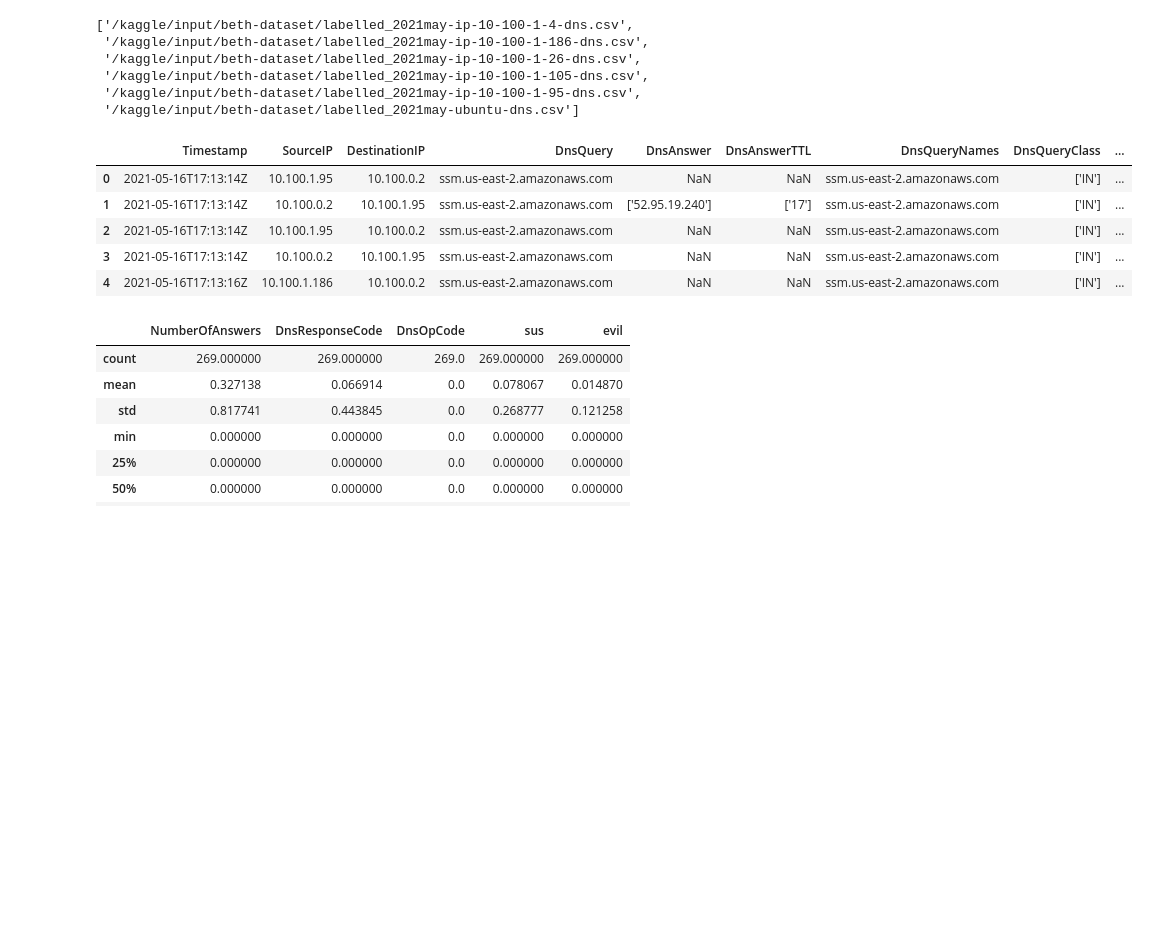
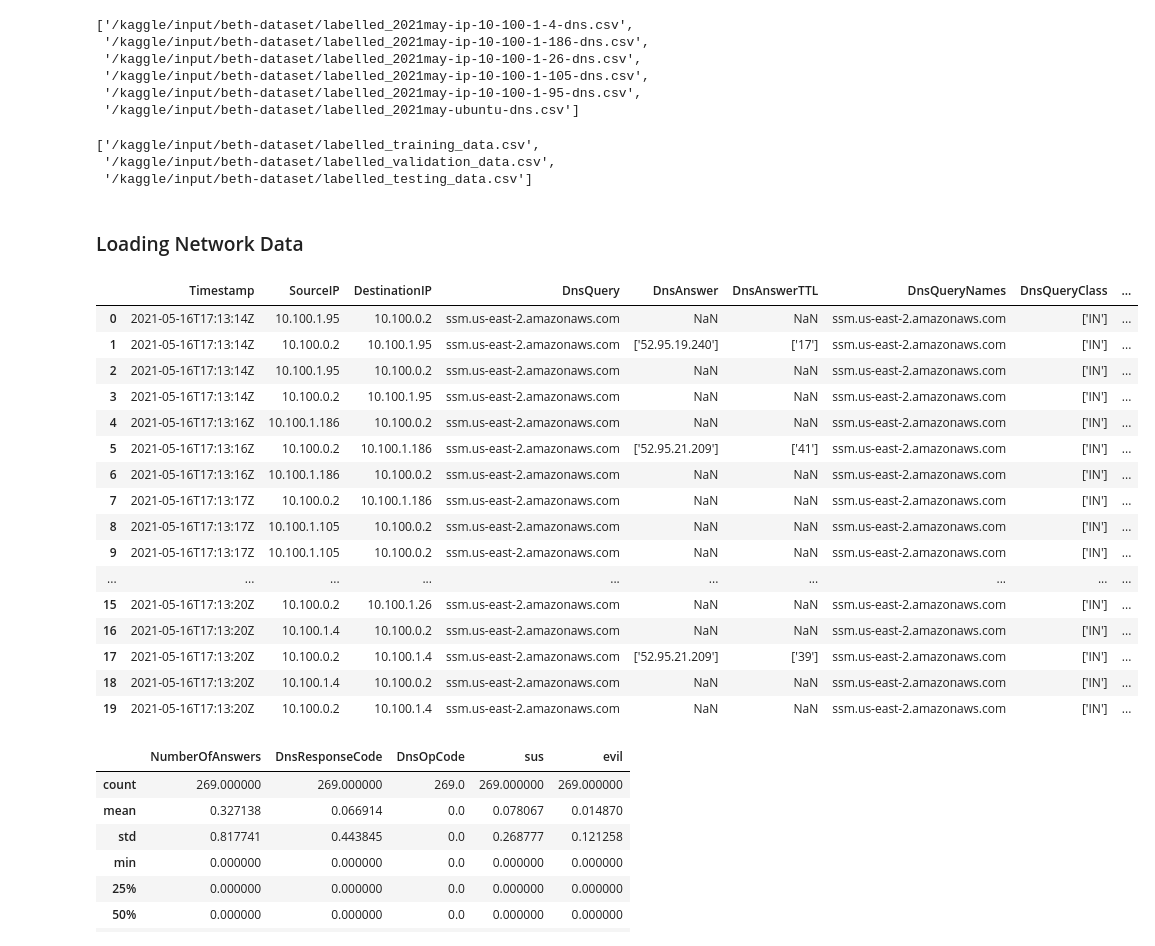
Before and after one commit to BishalLakha/BETH_data_analysis, a Jupyter notebook: beth-eda-processing-and-graph.ipynb, the cells around one changed output. Drawn from its saved outputs; the diff is of its cells as text; code cells hidden in the pictures; blank space fills up the shorter version.

```diff
--- a/beth-eda-processing-and-graph.ipynb
+++ b/beth-eda-processing-and-graph.ipynb
@@ -56,21 +56,41 @@ dns_data
  '/kaggle/input/beth-dataset/labelled_2021may-ip-10-100-1-105-dns.csv',
  '/kaggle/input/beth-dataset/labelled_2021may-ip-10-100-1-95-dns.csv',
  '/kaggle/input/beth-dataset/labelled_2021may-ubuntu-dns.csv']
+# %%
+process_data = glob("/kaggle/input/beth-dataset/*_data.csv")
+process_data
+# %% [output]
+['/kaggle/input/beth-dataset/labelled_training_data.csv',
+ '/kaggle/input/beth-dataset/labelled_validation_data.csv',
+ '/kaggle/input/beth-dataset/labelled_testing_data.csv']
+# %% [markdown]
+### Loading Network Data
 # %%
 df_all = []
 for data in dns_data[:1]:
-    df = pd.read_csv(data)
+    df = pd.read_csv(data,parse_dates=True, squeeze=True)
     df_all.append(df)
 df_final = pd.concat(df_all, ignore_index=True)
 # %%
-df_final.head()
+df_final.head(20)
 # %% [output]
 |  | Timestamp | SourceIP | DestinationIP | DnsQuery | DnsAnswer | DnsAnswerTTL | DnsQueryNames | DnsQueryClass | ... |
 | 0 | 2021-05-16T17:13:14Z | 10.100.1.95 | 10.100.0.2 | ssm.us-east-2.amazonaws.com | NaN | NaN | ssm.us-east-2.amazonaws.com | ['IN'] | ... |
 | 1 | 2021-05-16T17:13:14Z | 10.100.0.2 | 10.100.1.95 | ssm.us-east-2.amazonaws.com | ['52.95.19.240'] | ['17'] | ssm.us-east-2.amazonaws.com | ['IN'] | ... |
 | 2 | 2021-05-16T17:13:14Z | 10.100.1.95 | 10.100.0.2 | ssm.us-east-2.amazonaws.com | NaN | NaN | ssm.us-east-2.amazonaws.com | ['IN'] | ... |
 | 3 | 2021-05-16T17:13:14Z | 10.100.0.2 | 10.100.1.95 | ssm.us-east-2.amazonaws.com | NaN | NaN | ssm.us-east-2.amazonaws.com | ['IN'] | ... |
 | 4 | 2021-05-16T17:13:16Z | 10.100.1.186 | 10.100.0.2 | ssm.us-east-2.amazonaws.com | NaN | NaN | ssm.us-east-2.amazonaws.com | ['IN'] | ... |
+| 5 | 2021-05-16T17:13:16Z | 10.100.0.2 | 10.100.1.186 | ssm.us-east-2.amazonaws.com | ['52.95.21.209'] | ['41'] | ssm.us-east-2.amazonaws.com | ['IN'] | ... |
+| 6 | 2021-05-16T17:13:16Z | 10.100.1.186 | 10.100.0.2 | ssm.us-east-2.amazonaws.com | NaN | NaN | ssm.us-east-2.amazonaws.com | ['IN'] | ... |
+| 7 | 2021-05-16T17:13:17Z | 10.100.0.2 | 10.100.1.186 | ssm.us-east-2.amazonaws.com | NaN | NaN | ssm.us-east-2.amazonaws.com | ['IN'] | ... |
+| 8 | 2021-05-16T17:13:17Z | 10.100.1.105 | 10.100.0.2 | ssm.us-east-2.amazonaws.com | NaN | NaN | ssm.us-east-2.amazonaws.com | ['IN'] | ... |
+| 9 | 2021-05-16T17:13:17Z | 10.100.1.105 | 10.100.0.2 | ssm.us-east-2.amazonaws.com | NaN | NaN | ssm.us-east-2.amazonaws.com | ['IN'] | ... |
+| ... | ... | ... | ... | ... | ... | ... | ... | ... | ... |
+| 15 | 2021-05-16T17:13:20Z | 10.100.0.2 | 10.100.1.26 | ssm.us-east-2.amazonaws.com | NaN | NaN | ssm.us-east-2.amazonaws.com | ['IN'] | ... |
+| 16 | 2021-05-16T17:13:20Z | 10.100.1.4 | 10.100.0.2 | ssm.us-east-2.amazonaws.com | NaN | NaN | ssm.us-east-2.amazonaws.com | ['IN'] | ... |
+| 17 | 2021-05-16T17:13:20Z | 10.100.0.2 | 10.100.1.4 | ssm.us-east-2.amazonaws.com | ['52.95.21.209'] | ['39'] | ssm.us-east-2.amazonaws.com | ['IN'] | ... |
+| 18 | 2021-05-16T17:13:20Z | 10.100.1.4 | 10.100.0.2 | ssm.us-east-2.amazonaws.com | NaN | NaN | ssm.us-east-2.amazonaws.com | ['IN'] | ... |
+| 19 | 2021-05-16T17:13:20Z | 10.100.0.2 | 10.100.1.4 | ssm.us-east-2.amazonaws.com | NaN | NaN | ssm.us-east-2.amazonaws.com | ['IN'] | ... |
 # %%
 df_final.describe()
 # %% [output]
```
Also changed, not shown: parts of 16 cells of this notebook.
